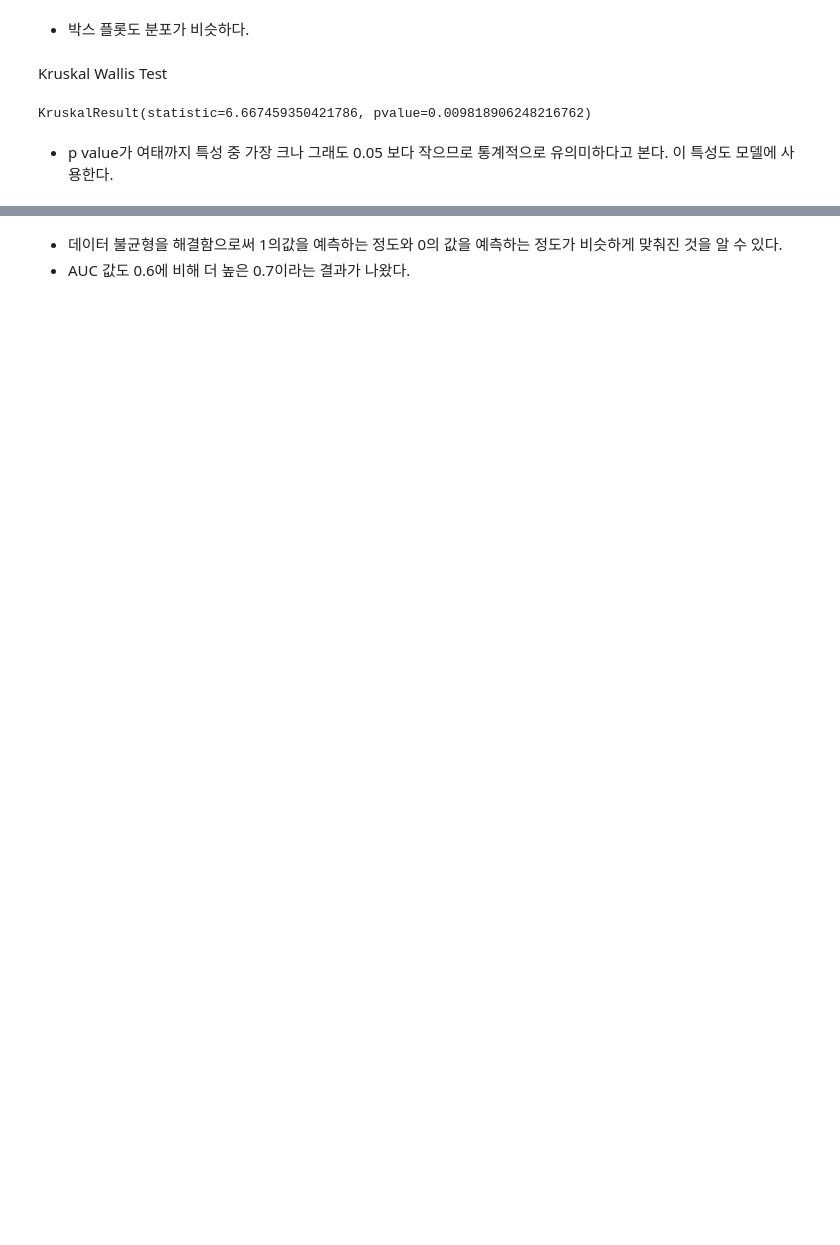
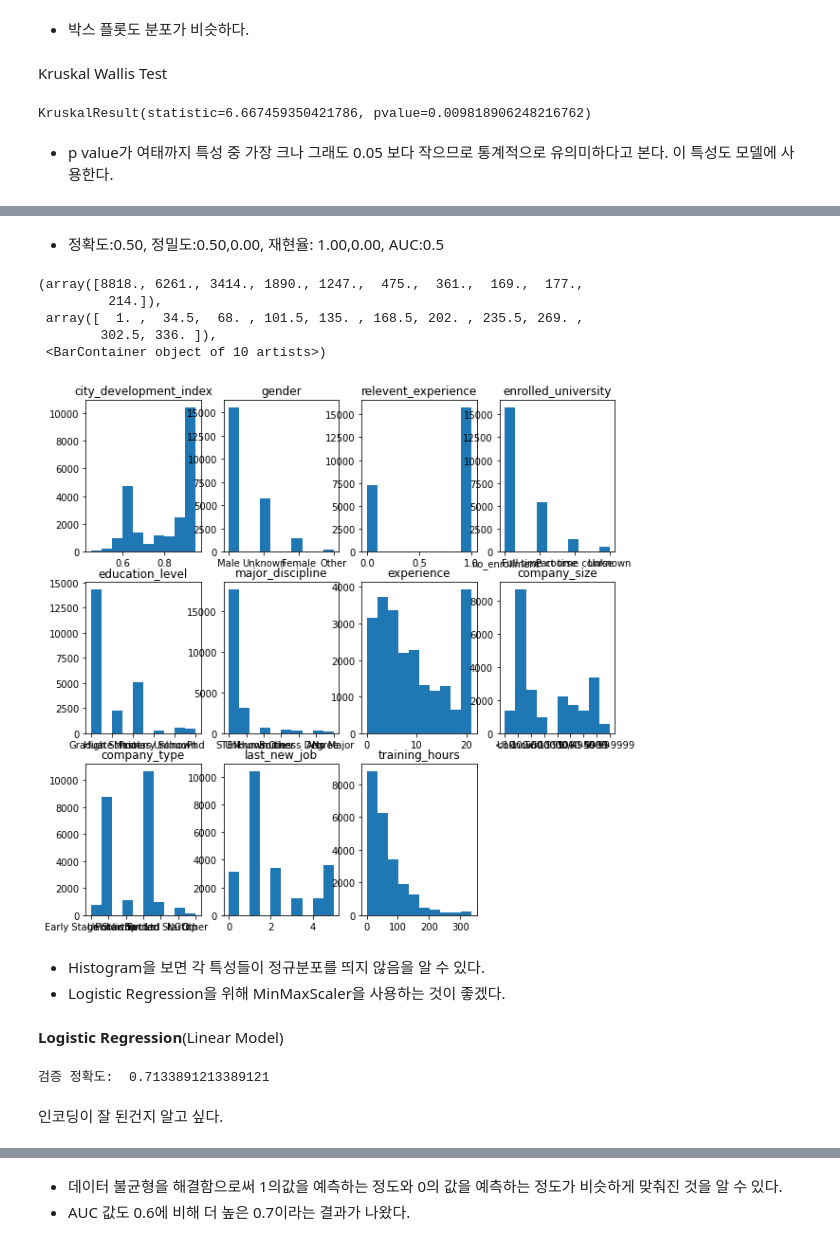
Before and after one commit to hiswordsini/AI_Bootcamp_Project, a Jupyter notebook: Section2.ipynb, the cells around one changed output, grey strips where cells are left out. Saved outputs shown, nothing was run; the diff lists cells and outputs as text; code cells hidden in the pictures; blank space fills up the shorter version.

```diff
--- a/Section2.ipynb
+++ b/Section2.ipynb
@@ -1290,0 +1216,72 @@ Specificity:  0.71
+# %% [markdown]
+* 정확도:0.50, 정밀도:0.50,0.00, 재현율: 1.00,0.00, AUC:0.5
+# %%
+#히스토그램을 통해 데이터의 분포를 그려본다.
+plt.figure(figsize=(10,10))
+plt.subplot(341)
+plt.title('city_development_index')
+plt.hist(data=X_train, x='city_development_index')
+
+plt.subplot(342)
+plt.title('gender')
+plt.hist(data=X_train, x='gender');
+
+plt.subplot(343)
+plt.title('relevent_experience')
+plt.hist(data=X_train, x='relevent_experience')
+
+plt.subplot(344)
+plt.title('enrolled_university')
+plt.hist(data=X_train, x='enrolled_university')
+
+plt.subplot(345)
+plt.title('education_level')
+plt.hist(data=X_train, x='education_level')
+
+plt.subplot(346)
+plt.title('major_discipline')
+plt.hist(data=X_train, x='major_discipline')
+
+plt.subplot(347)
+plt.title('experience')
+plt.hist(data=X_train, x='experience')
+
+plt.subplot(348)
+plt.title('company_size')
+plt.hist(data=X_train, x='company_size')
+
+plt.subplot(349)
+plt.title('company_type')
+plt.hist(data=X_train, x='company_type')
+
+plt.subplot(3,4,10)
+plt.title('last_new_job')
+plt.hist(data=X_train, x='last_new_job')
+
+plt.subplot(3,4,11)
+plt.title('training_hours')
+plt.hist(data=X_train, x='training_hours')
+# %% [output]
+(array([8818., 6261., 3414., 1890., 1247.,  475.,  361.,  169.,  177.,
+         214.]),
+ array([  1. ,  34.5,  68. , 101.5, 135. , 168.5, 202. , 235.5, 269. ,
+        302.5, 336. ]),
+ <BarContainer object of 10 artists>)
+[figure, added]
+# %% [markdown]
+*   Histogram을 보면 각 특성들이 정규분포를 띄지 않음을 알 수 있다.
+*   Logistic Regression을 위해 MinMaxScaler을 사용하는 것이 좋겠다.
+# %% [markdown]
+**Logistic Regression**(Linear Model)
+# %%
+pipe = make_pipeline(
+    OrdinalEncoder(),
+    MinMaxScaler(),
+    LogisticRegression()
+)
+pipe.fit(X_train, y_train)
+print('검증 정확도: ', pipe.score(X_val, y_val))
+# %% [output]
+검증 정확도:  0.7133891213389121
+# %% [markdown]
+인코딩이 잘 된건지 알고 싶다.
```
Also changed, not shown: parts of 119 cells of this notebook.
